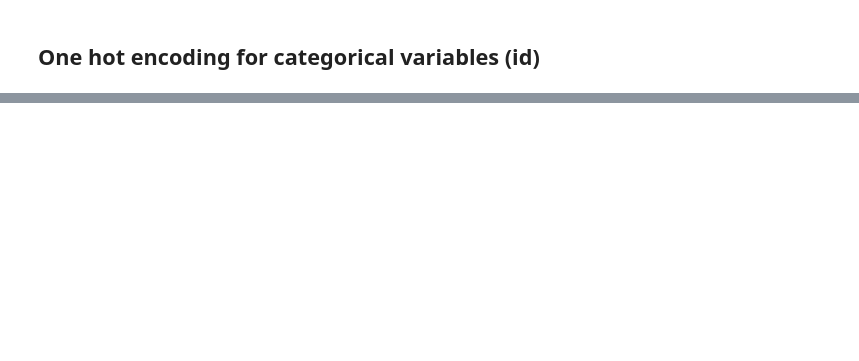
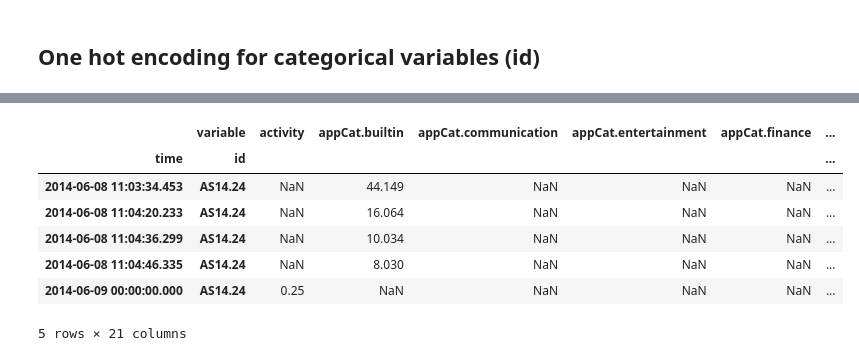
Before and after one commit to QST23/course_dmt, a Jupyter notebook: ass1/feature_engineering.ipynb, the cells around one changed output, grey strips where cells are left out. Cells and saved outputs as stored; diff of their text form; code cells hidden in the pictures; blank space fills up the shorter version.

```diff
--- a/ass1/feature_engineering.ipynb
+++ b/ass1/feature_engineering.ipynb
@@ -161,0 +326,20 @@ find_day_of_week(df)
+# %%
+def new_origninal_dataset():
+    original_dataset = pd.read_csv('Datasets/mood_smartphone.csv', index_col=0)
+    print(original_dataset.tail())
+
+    whole_df = original_dataset.pivot_table(index=['time', 'id'], columns='variable', aggfunc='sum', values='value')
+
+    whole_df['date'] = whole_df.index.get_level_values(0)
+    whole_df['date'] = pd.to_datetime(whole_df['date'])
+
+    whole_df['time'] = whole_df['date'].apply(lambda x: x.time())
+    whole_df['date'] = whole_df['date'].apply(lambda x: x.date())
+
+
+    return whole_df#.groupby(['id', 'date']).sum().reset_index()
+
+whole_df = new_origninal_dataset()
+
+whole_df.tail()
+# %% [output]
@@ -161,0 +352,8 @@ find_day_of_week(df)
+|  | variable | activity | appCat.builtin | appCat.communication | appCat.entertainment | appCat.finance | ... |
+| time | id |  |  |  |  |  | ... |
+| 2014-06-08 11:03:34.453 | AS14.24 | NaN | 44.149 | NaN | NaN | NaN | ... |
+| 2014-06-08 11:04:20.233 | AS14.24 | NaN | 16.064 | NaN | NaN | NaN | ... |
+| 2014-06-08 11:04:36.299 | AS14.24 | NaN | 10.034 | NaN | NaN | NaN | ... |
+| 2014-06-08 11:04:46.335 | AS14.24 | NaN | 8.030 | NaN | NaN | NaN | ... |
+| 2014-06-09 00:00:00.000 | AS14.24 | 0.25 | NaN | NaN | NaN | NaN | ... |
+5 rows × 21 columns
```
Also changed, not shown: parts of 18 cells of this notebook, 2 other files.
